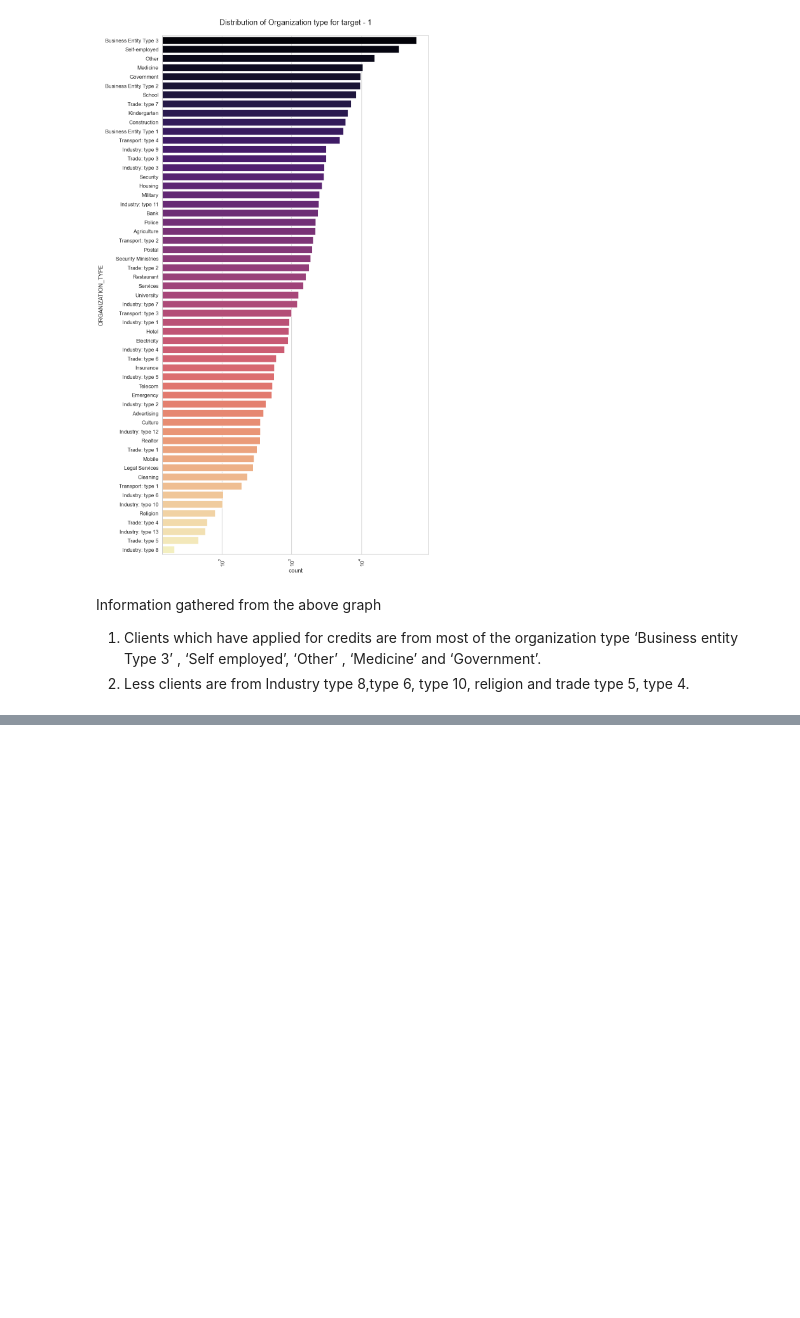
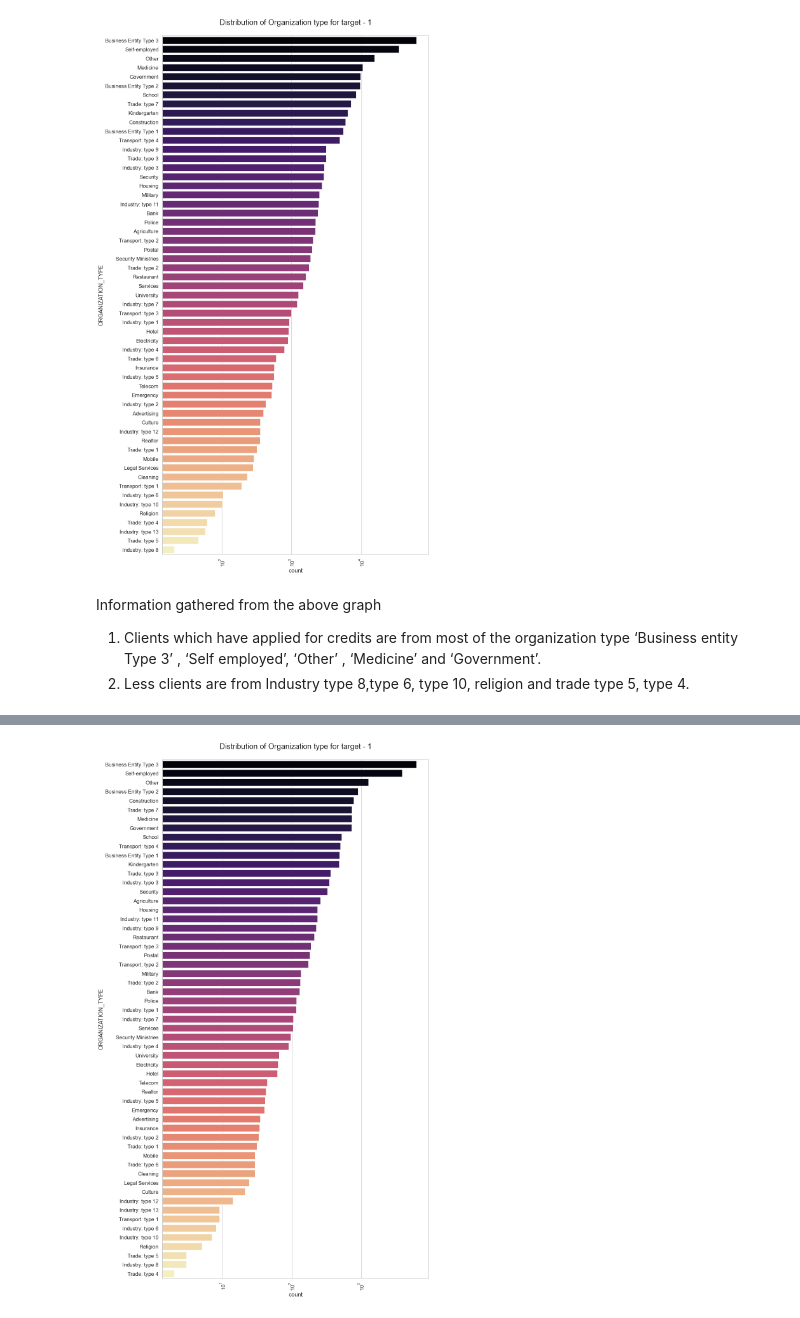
Before and after one commit to sumeet1396/Credit-EDA, a Jupyter notebook: credit-eda.ipynb, the cells around one changed output, grey strips where cells are left out. Cells and saved outputs as stored; diff of their text form; code cells hidden in the pictures; blank space fills up the shorter version.

```diff
--- a/credit-eda.ipynb
+++ b/credit-eda.ipynb
@@ -405,0 +446,20 @@ Information gathered from the above graph
+# %%
+# Plotting for Organization type
+
+sns.set_style('whitegrid')
+sns.set_context('talk')
+plt.figure(figsize=(15,30))
+plt.rcParams["axes.labelsize"] = 18
+plt.rcParams['axes.titlesize'] = 24
+plt.rcParams['axes.titlepad'] = 34
+
+plt.title("Distribution of Organization type for target - 1")
+
+plt.xticks(rotation=90)
+plt.xscale('log')
+
+sns.countplot(data=target2,y='ORGANIZATION_TYPE',order=target2['ORGANIZATION_TYPE'].value_counts().index,palette='magma')
+
+plt.show()
+# %% [output]
+[figure, added]
```
Also changed, not shown: parts of 50 cells of this notebook.
